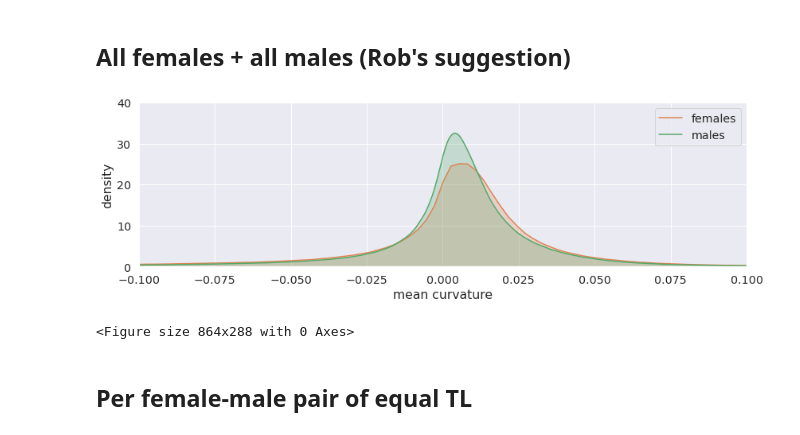
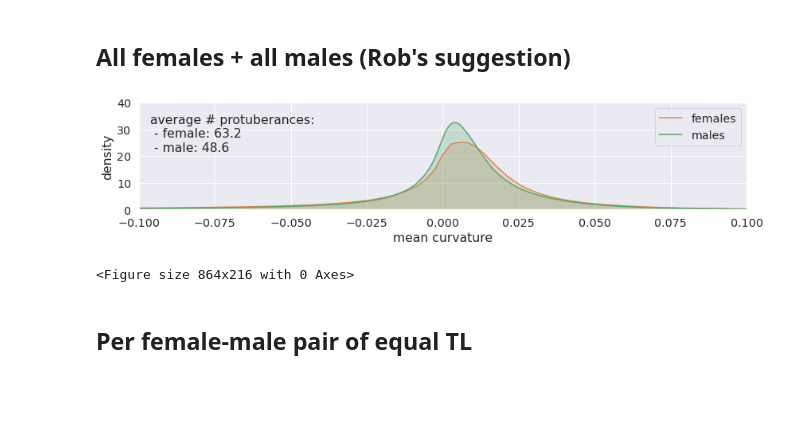
Before and after one commit to sjraaijmakers/otolith, a Jupyter notebook: analysis/curvature_plots.ipynb, the cells around one changed output. Saved outputs shown, nothing was run; the diff lists cells and outputs as text; code cells hidden in the pictures; blank space fills up the shorter version.

```diff
--- a/analysis/curvature_plots.ipynb
+++ b/analysis/curvature_plots.ipynb
@@ -41,28 +41,34 @@ plt.show()
 # %% [markdown]
 # Density curves for H
 # %%
-sns.set(rc={'figure.figsize':(12, 4)}, font_scale=1.3)
+sns.set(rc={'figure.figsize':(12, 3)}, font_scale=1.3)
 # %% [markdown]
 ## All females + all males (Rob's suggestion)
 # %%
+avg_n_protuberances_female = np.round(np.mean(df[df["gender"] == "F"]["cluster_n"]), 1)
+avg_n_protuberances_male = np.round(np.mean(df[df["gender"] == "M"]["cluster_n"]), 1)
+
 i = curv_f
 ax = sns.kdeplot(i["mean_curvature"].to_numpy(), gridsize=1000000, label="females", shade=True, color=C_ORANGE)
 
 i = curv_m
 ax = sns.kdeplot(i["mean_curvature"].to_numpy(), gridsize=1000000, label="males", shade=True, color=C_GREEN)
+
+anc = AnchoredText("average # protuberances:\n - female: %s \n - male: %s" % (avg_n_protuberances_female, avg_n_protuberances_male), loc="upper left", frameon=False)
+ax.add_artist(anc)
 
 plt.ylim(0, 40)
 plt.xlim(-0.1, 0.1)
 plt.xlabel("mean curvature")
 plt.ylabel("density")
 plt.tight_layout()
 plt.savefig("figures/kde_ROB_h.png", bbox_inches="tight", pad_inches=0)
 
 plt.show()
 plt.clf()
 # %% [output]
-[figure, old version]
+[figure, new version]
-<Figure size 864x288 with 0 Axes>
+<Figure size 864x216 with 0 Axes>
 # %% [markdown]
 ## Per female-male pair of equal TL
 # %%
```
Also changed, not shown: 3 other files.
